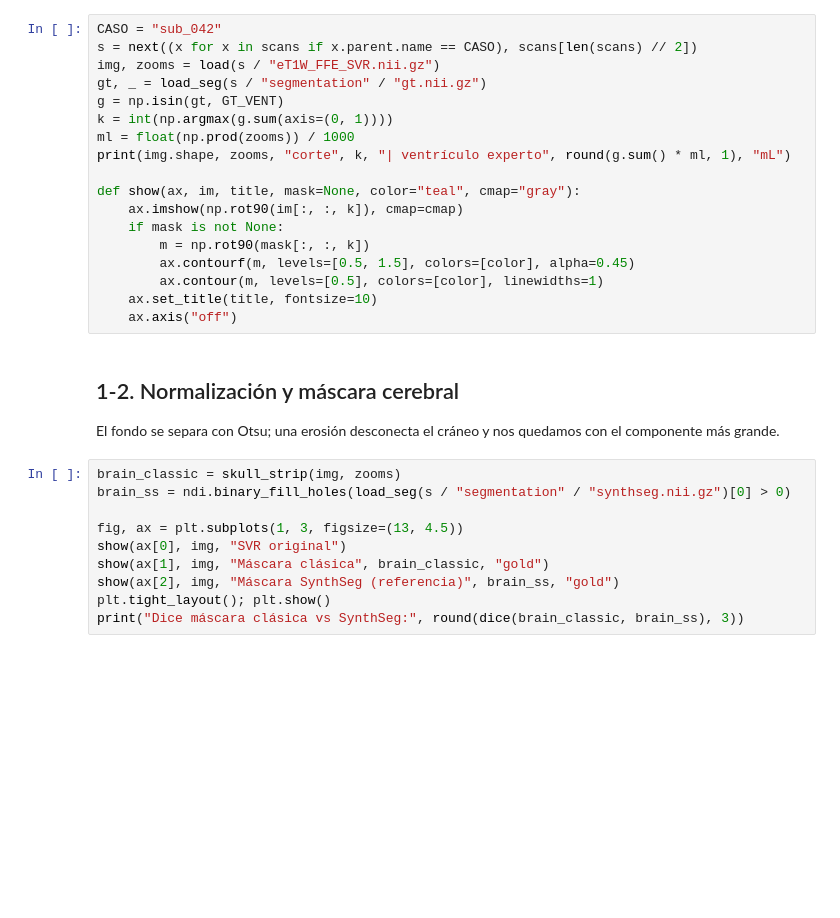
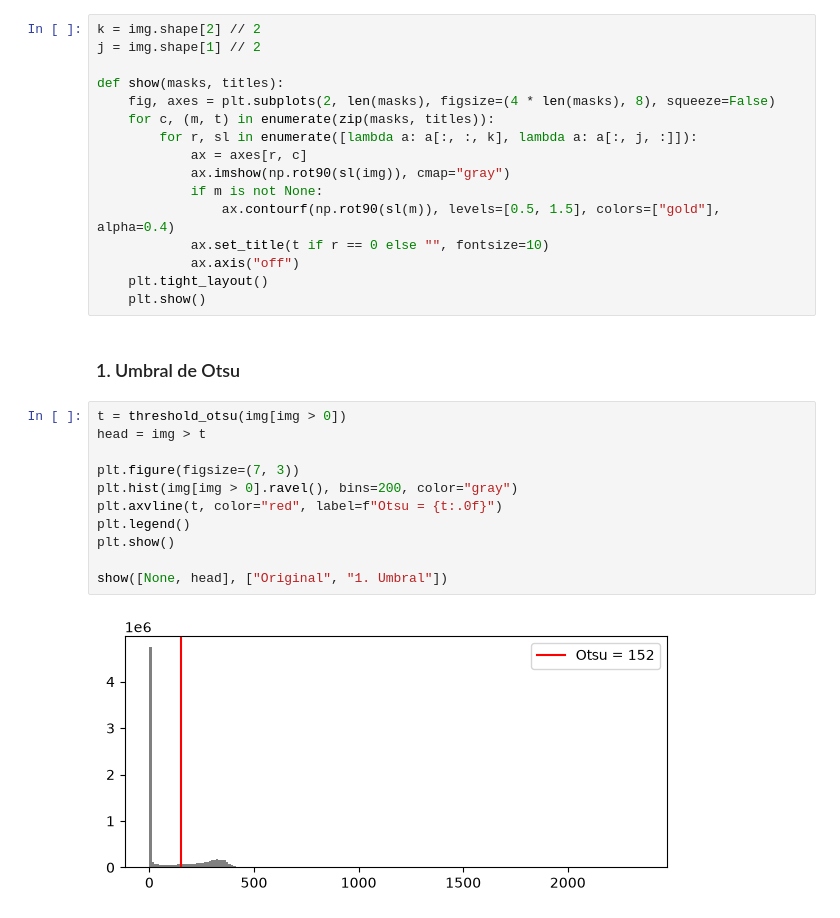
Before and after one commit to Cisar4321/hykid-segmentacion-ventricular, a Jupyter notebook: notebooks/02_segmentacion_clasica.ipynb, the cells around one changed output. Drawn from its saved outputs; the diff is of its cells as text; blank space fills up the shorter version.

Commit message:
Pipeline clásico final: preprocesamiento, watershed, regla de áreas y evaluación vs SynthSeg

```diff
--- a/notebooks/02_segmentacion_clasica.ipynb
+++ b/notebooks/02_segmentacion_clasica.ipynb
@@ -34,31 +46,31 @@ len(scans)
-# %%
-CASO = "sub_042"
-s = next((x for x in scans if x.parent.name == CASO), scans[len(scans) // 2])
-img, zooms = load(s / "eT1W_FFE_SVR.nii.gz")
-gt, _ = load_seg(s / "segmentation" / "gt.nii.gz")
-g = np.isin(gt, GT_VENT)
-k = int(np.argmax(g.sum(axis=(0, 1))))
-ml = float(np.prod(zooms)) / 1000
-print(img.shape, zooms, "corte", k, "| ventrículo experto", round(g.sum() * ml, 1), "mL")
-
-def show(ax, im, title, mask=None, color="teal", cmap="gray"):
-    ax.imshow(np.rot90(im[:, :, k]), cmap=cmap)
-    if mask is not None:
-        m = np.rot90(mask[:, :, k])
-        ax.contourf(m, levels=[0.5, 1.5], colors=[color], alpha=0.45)
-        ax.contour(m, levels=[0.5], colors=[color], linewidths=1)
-    ax.set_title(title, fontsize=10)
-    ax.axis("off")
-# %% [markdown]
-## 1-2. Normalización y máscara cerebral
-El fondo se separa con Otsu; una erosión desconecta el cráneo y nos quedamos con el componente más grande.
-# %%
-brain_classic = skull_strip(img, zooms)
-brain_ss = ndi.binary_fill_holes(load_seg(s / "segmentation" / "synthseg.nii.gz")[0] > 0)
-
-fig, ax = plt.subplots(1, 3, figsize=(13, 4.5))
-show(ax[0], img, "SVR original")
-show(ax[1], img, "Máscara clásica", brain_classic, "gold")
-show(ax[2], img, "Máscara SynthSeg (referencia)", brain_ss, "gold")
-plt.tight_layout(); plt.show()
-print("Dice máscara clásica vs SynthSeg:", round(dice(brain_classic, brain_ss), 3))
+# %%
+k = img.shape[2] // 2
+j = img.shape[1] // 2
+
+def show(masks, titles):
+    fig, axes = plt.subplots(2, len(masks), figsize=(4 * len(masks), 8), squeeze=False)
+    for c, (m, t) in enumerate(zip(masks, titles)):
+        for r, sl in enumerate([lambda a: a[:, :, k], lambda a: a[:, j, :]]):
+            ax = axes[r, c]
+            ax.imshow(np.rot90(sl(img)), cmap="gray")
+            if m is not None:
+                ax.contourf(np.rot90(sl(m)), levels=[0.5, 1.5], colors=["gold"], alpha=0.4)
+            ax.set_title(t if r == 0 else "", fontsize=10)
+            ax.axis("off")
+    plt.tight_layout()
+    plt.show()
+# %% [markdown]
+### 1. Umbral de Otsu
+# %%
+t = threshold_otsu(img[img > 0])
+head = img > t
+
+plt.figure(figsize=(7, 3))
+plt.hist(img[img > 0].ravel(), bins=200, color="gray")
+plt.axvline(t, color="red", label=f"Otsu = {t:.0f}")
+plt.legend()
+plt.show()
+
+show([None, head], ["Original", "1. Umbral"])
+# %% [output]
+[figure, added]
```
Also changed, not shown: parts of 22 cells of this notebook, 1 other file.
